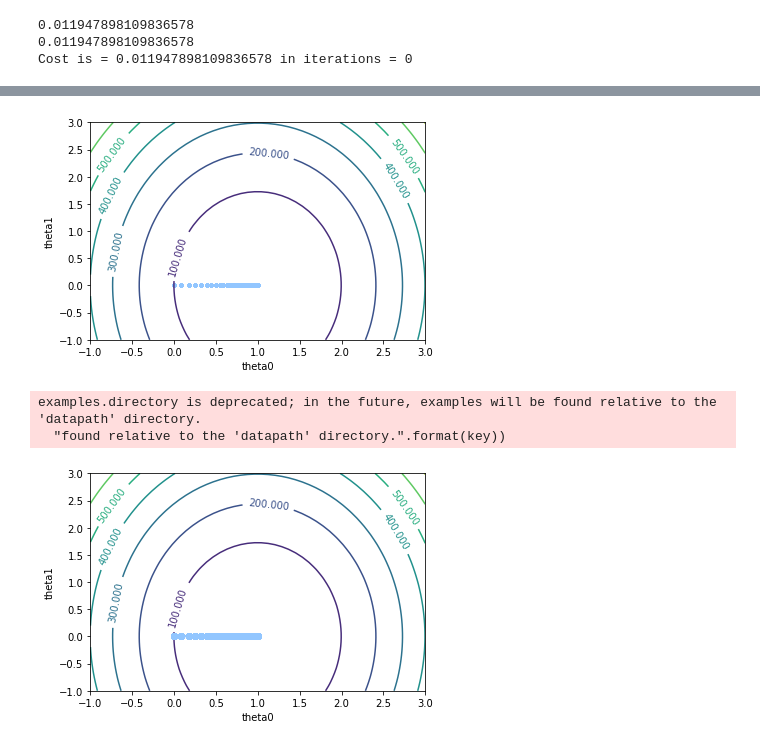
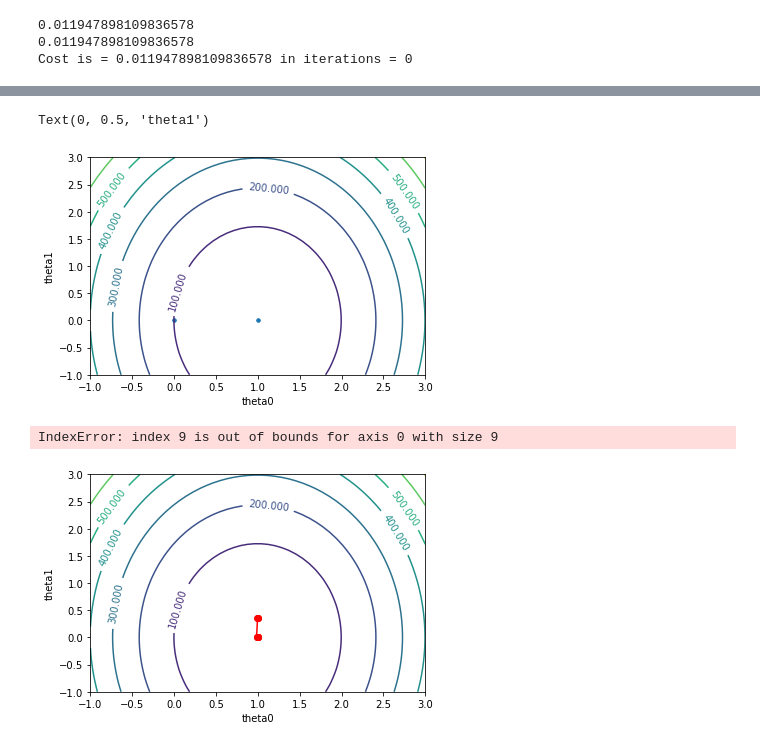
Before and after one commit to agarwal-ayushi/Machine-Learning-Assignments, a Jupyter notebook: Assignment1/ques1/question1.ipynb, the cells around one changed output, grey strips where cells are left out. Drawn from its saved outputs; the diff is of its cells as text; code cells hidden in the pictures.

```diff
--- a/Assignment1/ques1/question1.ipynb
+++ b/Assignment1/ques1/question1.ipynb
@@ -191,6 +192,7 @@ Cost is = 0.011947898109836578 in iterations = 0
 # %%
 #Method 3 - With Normalization, and termination based on change in the cost function
 i=0
+alpha=0.05
 cost_list= np.array([cost_final])
 theta_all = theta
 print(theta_all)
@@ -291,41 +308,42 @@ plt.scatter(theta_all0, theta_all1, marker='o', s=10)
 plt.clabel(cp, inline=1, fontsize=10)
 plt.xlabel('theta0')
 plt.ylabel('theta1')
-plt.savefig('plot_cost.png', dpi=1000, bbox_inches='tight')
+#plt.savefig('plot_cost.png', dpi=1000, bbox_inches='tight')
 # %% [output]
+Text(0, 0.5, 'theta1')
-[figure, old version]
+[figure, new version]
 # %%
 from matplotlib.animation import FuncAnimation
-plt.style.use('seaborn-pastel')
+from IPython.display import HTML
+#plt.style.use('seaborn-pastel')
 
 x = theta0
 y = theta1
 fig = plt.figure()
 #ax = plt.axes(xlim=(0, 4), ylim=(-2, 2))
 ax = fig.add_subplot(111)
 cp=ax.contour(x,y,cost_plot)
 ax.clabel(cp, inline=1, fontsize=10)
 ax.set_xlabel('theta0')
 ax.set_ylabel('theta1')
 
-points, = ax.plot([], [], marker='o')
-
+points, = ax.plot([], [], marker='o', c='r')
+xdata, ydata = [], []
 def init():
     points.set_data([], [])
     return points,
-def animate(i,j):
-    x = theta_all0[i][j]
-    y = theta_all1[i][j]
-    points.set_data(x, y)
+def animate(i):
+    xdata.append(np.ravel(theta_all0)[i])
+    ydata.append(np.ravel(theta_all1)[i])
+    points.set_data(xdata, ydata)
     return points,
 
 anim = FuncAnimation(fig, animate, init_func=init,
-                               frames=, blit=True)
-
+                               frames=np.arange(0, 100), blit=True)
+HTML(anim.to_html5_video())
 #fig.savefig('plot_anim.png', dpi=1000, bbox_inches='tight')
 
-anim.save('plot_anim.gif', writer='imagemagick')
+#anim.save('plot_anim.gif', writer='imagemagick')
 # %% [output]
-examples.directory is deprecated; in the future, examples will be found relative to the 'datapath' directory.
-  "found relative to the 'datapath' directory.".format(key))
+IndexError: index 9 is out of bounds for axis 0 with size 9
-[figure, old version]
+[figure, new version]
```
Also changed, not shown: parts of 11 cells of this notebook, 7 other files.
